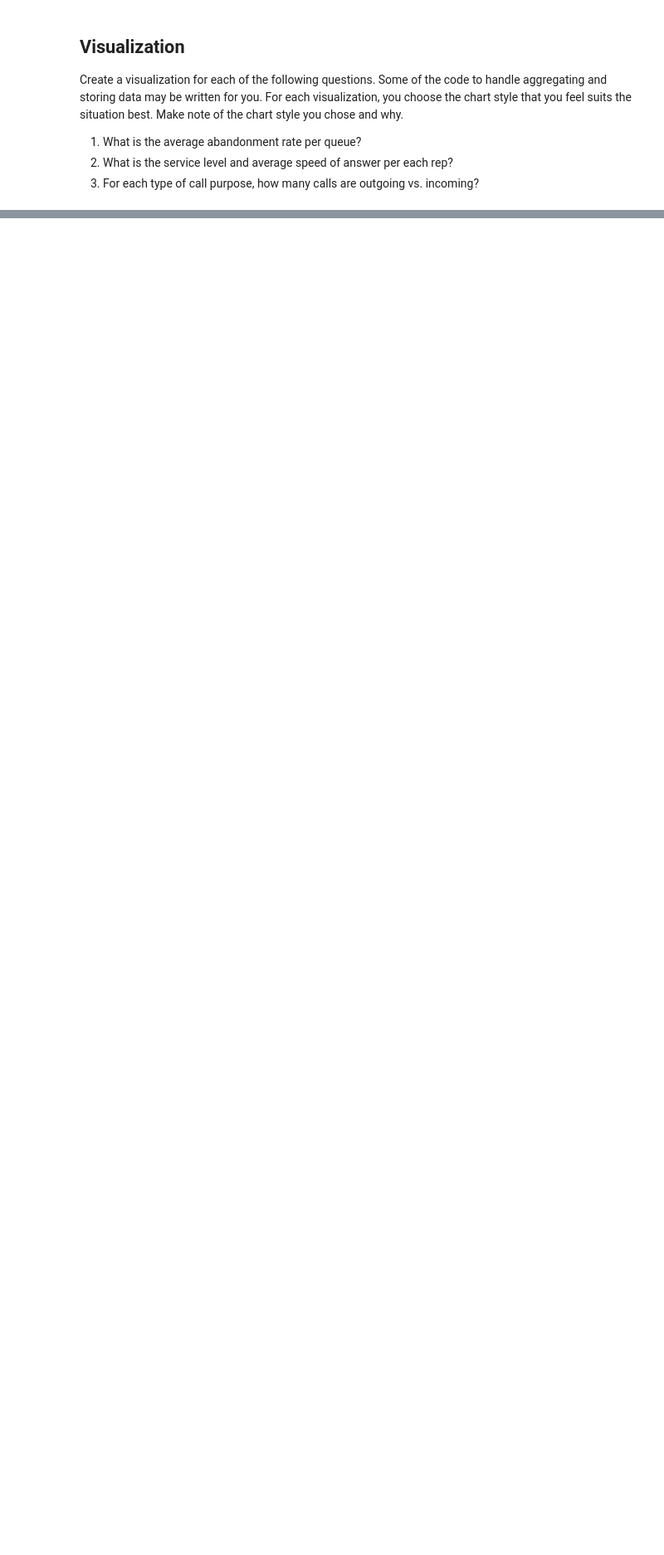
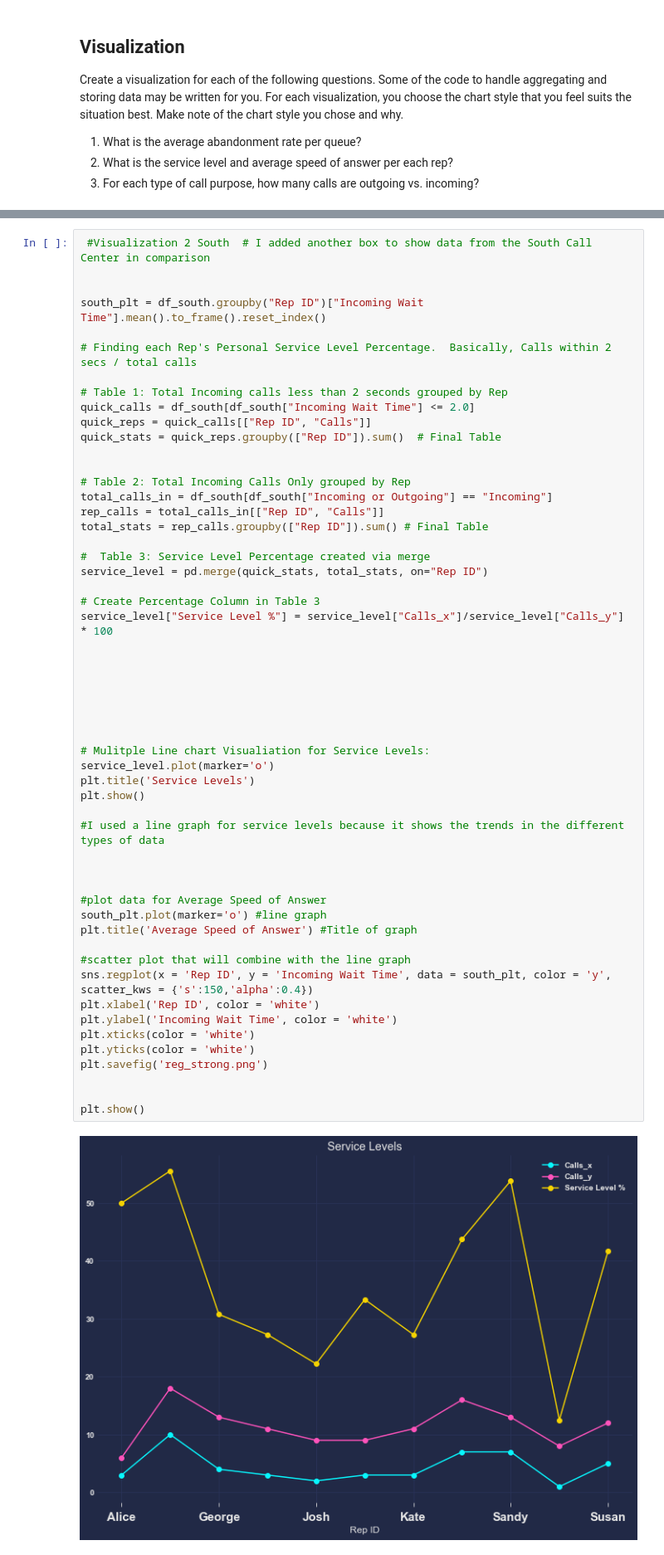
Before and after one commit to theuseriam/call-center-cleanup-assignment, a Jupyter notebook: Call Center Cleanup.ipynb, the cells around one changed output, grey strips where cells are left out. Shown at 83% size. Saved outputs shown, nothing was run; the diff lists cells and outputs as text; blank space fills up the shorter version.

```diff
--- a/Call Center Cleanup.ipynb
+++ b/Call Center Cleanup.ipynb
@@ -503,3 +504,59 @@ plt.show()
 [figure]
 UFuncTypeError: ufunc 'multiply' did not contain a loop with signature matching types (dtype('<U32'), dtype('<U32')) -> dtype('<U32')
 [figure]
+# %%
+ #Visualization 2 South  # I added another box to show data from the South Call Center in comparison
+
+
+south_plt = df_south.groupby("Rep ID")["Incoming Wait Time"].mean().to_frame().reset_index()
+
+# Finding each Rep's Personal Service Level Percentage.  Basically, Calls within 2 secs / total calls
+
+# Table 1: Total Incoming calls less than 2 seconds grouped by Rep
+quick_calls = df_south[df_south["Incoming Wait Time"] <= 2.0]
+quick_reps = quick_calls[["Rep ID", "Calls"]]
+quick_stats = quick_reps.groupby(["Rep ID"]).sum()  # Final Table
+
+
+# Table 2: Total Incoming Calls Only grouped by Rep
+total_calls_in = df_south[df_south["Incoming or Outgoing"] == "Incoming"]
+rep_calls = total_calls_in[["Rep ID", "Calls"]]
+total_stats = rep_calls.groupby(["Rep ID"]).sum() # Final Table
+
+#  Table 3: Service Level Percentage created via merge
+service_level = pd.merge(quick_stats, total_stats, on="Rep ID")
+
+# Create Percentage Column in Table 3
+service_level["Service Level %"] = service_level["Calls_x"]/service_level["Calls_y"] * 100
+
+
+
+
+
+
+
+# Mulitple Line chart Visualiation for Service Levels:
+service_level.plot(marker='o')
+plt.title('Service Levels')
+plt.show()
+
+#I used a line graph for service levels because it shows the trends in the different types of data
+
+
+
+#plot data for Average Speed of Answer
+south_plt.plot(marker='o') #line graph
+plt.title('Average Speed of Answer') #Title of graph
+
+#scatter plot that will combine with the line graph
+sns.regplot(x = 'Rep ID', y = 'Incoming Wait Time', data = south_plt, color = 'y', scatter_kws = {'s':150,'alpha':0.4})
+plt.xlabel('Rep ID', color = 'white')
+plt.ylabel('Incoming Wait Time', color = 'white')
+plt.xticks(color = 'white')
+plt.yticks(color = 'white')
+plt.savefig('reg_strong.png')
+
+
+plt.show()
+# %% [output]
+[figure, added]
```
Also changed, not shown: parts of 5 cells of this notebook.
